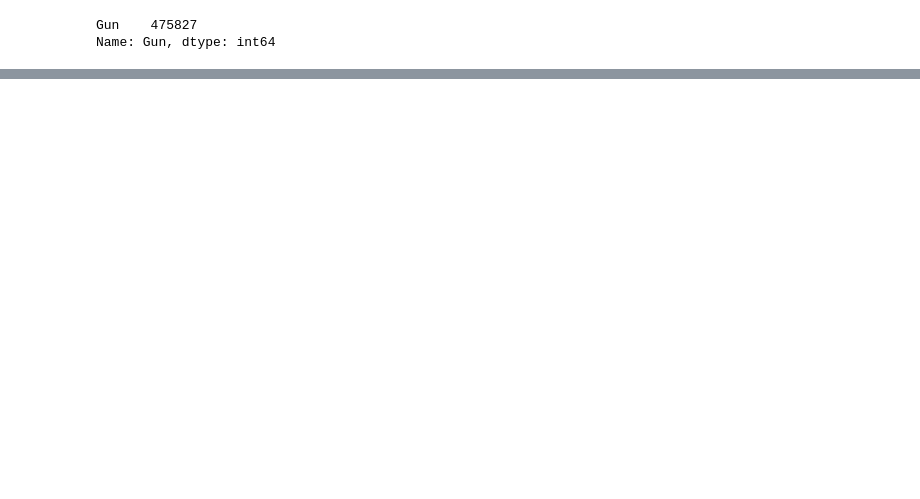
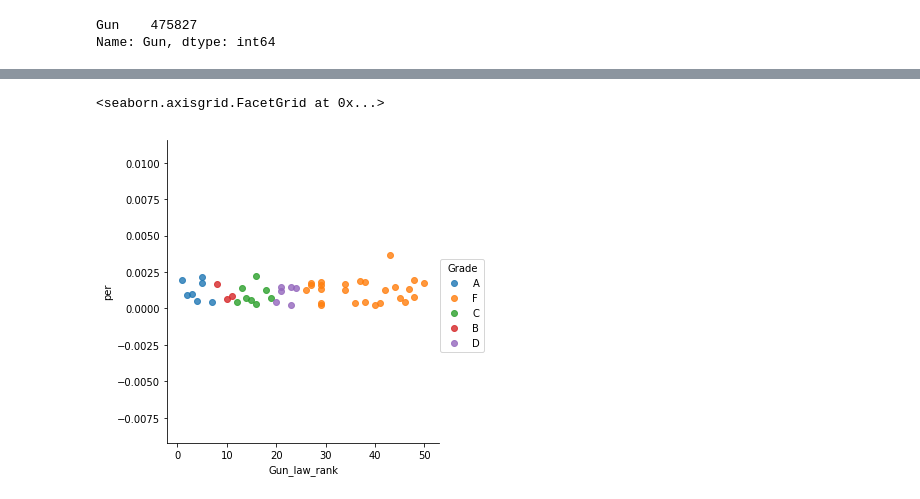
Before and after one commit to cathrinesot/studioprojects, a Jupyter notebook: code/guns/Gun Laws.ipynb, the cells around one changed output, grey strips where cells are left out. Cells and saved outputs as stored; diff of their text form; code cells hidden in the pictures; blank space fills up the shorter version.

```diff
--- a/code/guns/Gun Laws.ipynb
+++ b/code/guns/Gun Laws.ipynb
@@ -200,0 +316,4 @@ sum_weapons.groupby('State')['Gun'].value_counts().plot(kind='bar', figsize=(10,
+# %%
+#pop stand.
+count_guns['per'] = count_guns['count']/count_guns['2016']
+count_guns.head()
@@ -200,0 +329,4 @@ sum_weapons.groupby('State')['Gun'].value_counts().plot(kind='bar', figsize=(10,
+# %%
+count_guns = count_guns.dropna()
+# %%
+count_guns = count_guns.sort_values(ascending=False, by='per')
@@ -200,0 +342,2 @@ sum_weapons.groupby('State')['Gun'].value_counts().plot(kind='bar', figsize=(10,
+# %%
+count_guns = count_guns.sort_values(ascending=False, by='count')
@@ -200,0 +353,5 @@ sum_weapons.groupby('State')['Gun'].value_counts().plot(kind='bar', figsize=(10,
+# %%
+sns.lmplot(x="Gun_law_rank", y="per", hue="Grade", data=count_guns, fit_reg=False)
+# %% [output]
+<seaborn.axisgrid.FacetGrid at 0x...>
+[figure, added]
```
Also changed, not shown: parts of 27 cells of this notebook, 3 other files.
